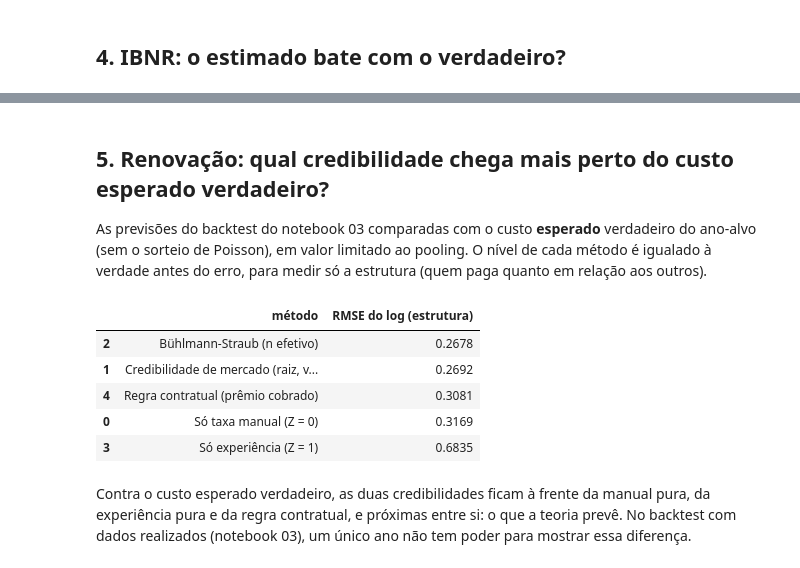
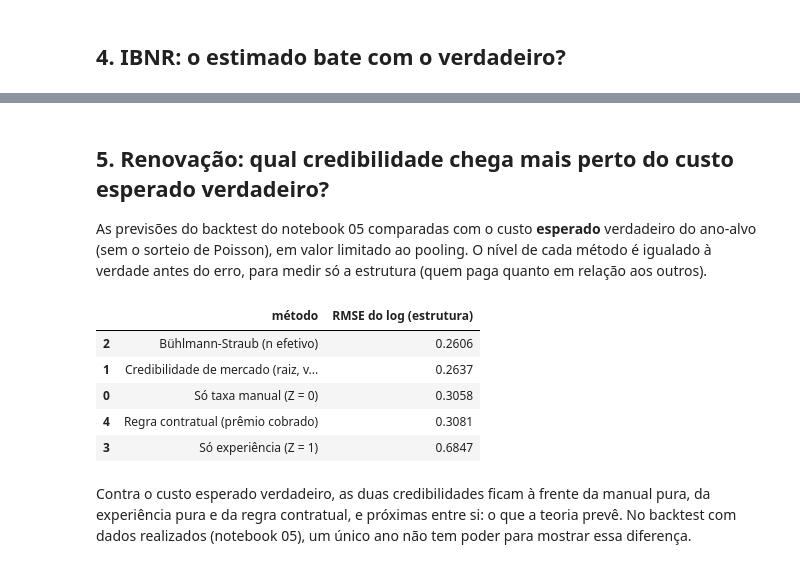
Before and after one commit to arthurpmotta02/vida-grupo-pricing, a Jupyter notebook: notebooks/90_validacao_sintetica.ipynb, the cells around one changed output, grey strips where cells are left out. Drawn from its saved outputs; the diff is of its cells as text; code cells hidden in the pictures.

Commit message:
Framework da SOA: 03a em dados reais de vida em grupo, 03b com teste fora do tempo e priori

```diff
--- a/notebooks/90_validacao_sintetica.ipynb
+++ b/notebooks/90_validacao_sintetica.ipynb
@@ -129,27 +130,28 @@ pd.Series({"IBNR estimado (óbitos)": ren["experiencia"]["IBNR_n"].sum(),
 # %% [markdown]
 ## 5. Renovação: qual credibilidade chega mais perto do custo esperado verdadeiro?
 
-As previsões do backtest do notebook 03 comparadas com o custo **esperado** verdadeiro do ano-alvo (sem o sorteio
+As previsões do backtest do notebook 05 comparadas com o custo **esperado** verdadeiro do ano-alvo (sem o sorteio
 de Poisson), em valor limitado ao pooling. O nível de cada método é igualado à verdade antes do erro, para medir só
 a estrutura (quem paga quanto em relação aos outros).
 # %%
 alvo = B.anos_alvo(dados["estipulantes"], REF, cr["backtest"]["meses_maturacao_alvo"])
 cel0, info0 = M.base_modelagem(dados["vidas"], dados["sinistros"], dados["estipulantes"], tabua, alvo["inicio_ano"].min(), cm)
-fin0, _, _ = M.ajustar_taxa_manual(cel0, cm)
-info0["esperados_por_secao"] = cel0.groupby("cnae_secao")["E"].sum().to_dict()
-bt = B.executar(dados, tabua, M.tabela_fatores(fin0, cm, info0), cr, REF)
+# mesmo método da taxa manual de produção (03b), só com dados anteriores
+tabela0 = M.ajustar_tabela(cel0, tabela["meta"]["modelo_escolhido"], cm,
+                           M.carregar_tabela(RAIZ / "artefatos/prioris_soa.yaml"), info0)
+bt = B.executar(dados, tabua, tabela0, cr, REF)
 det_alvo = det.merge(bt["alvo"][["id_estipulante", "ano_apolice"]], on=["id_estipulante", "ano_apolice"])
 metodos = dict(B.METODOS) | {"premio_emitido": "Regra contratual (prêmio cobrado)"}
 V.avaliar_contra_verdade(bt["por_grupo"], det_alvo, verd["verdade_estipulantes"], verd["verdade_vidas"],
                          bt["pooling_alvo"], cs["sinistros"]["prob_negado"], metodos)
 # %% [output]
 |  | método | RMSE do log (estrutura) |
-| 2 | Bühlmann-Straub (n efetivo) | 0.2678 |
-| 1 | Credibilidade de mercado (raiz, v... | 0.2692 |
+| 2 | Bühlmann-Straub (n efetivo) | 0.2606 |
+| 1 | Credibilidade de mercado (raiz, v... | 0.2637 |
+| 0 | Só taxa manual (Z = 0) | 0.3058 |
 | 4 | Regra contratual (prêmio cobrado) | 0.3081 |
-| 0 | Só taxa manual (Z = 0) | 0.3169 |
-| 3 | Só experiência (Z = 1) | 0.6835 |
+| 3 | Só experiência (Z = 1) | 0.6847 |
 # %% [markdown]
 Contra o custo esperado verdadeiro, as duas credibilidades ficam à frente da manual pura, da experiência pura e da
-regra contratual, e próximas entre si: o que a teoria prevê. No backtest com dados realizados (notebook 03), um
+regra contratual, e próximas entre si: o que a teoria prevê. No backtest com dados realizados (notebook 05), um
 único ano não tem poder para mostrar essa diferença.
```
Also changed, not shown: parts of 10 cells of this notebook, 51 other files.
